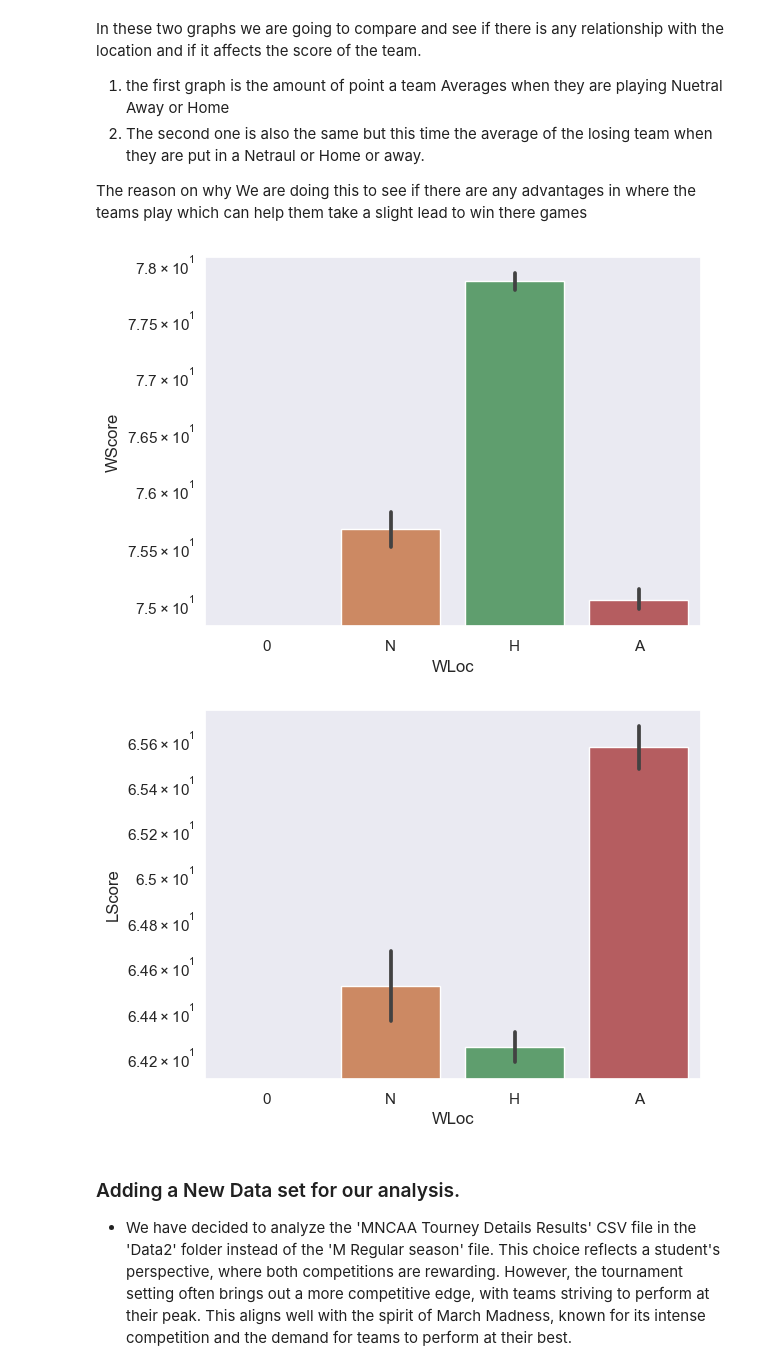
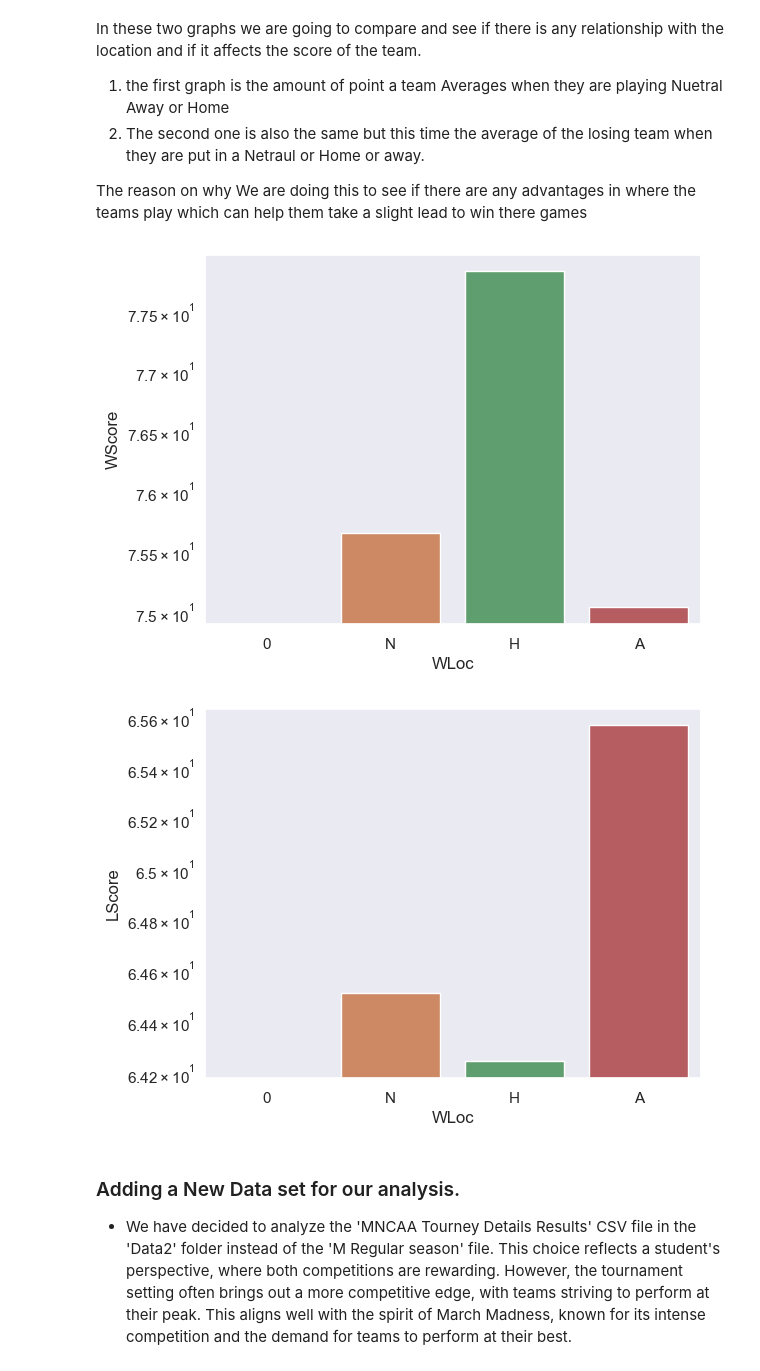
Before and after one commit to cshields164/march-machine-learning-mania-2024, a Jupyter notebook: code/01explore.ipynb, the cells around one changed output. Drawn from its saved outputs; the diff is of its cells as text; code cells hidden in the pictures.

```diff
--- a/code/01explore.ipynb
+++ b/code/01explore.ipynb
@@ -307,15 +336,15 @@ In these two graphs we are going to compare and see if there is any relationship
 
 The reason on why We are doing this to see if there are any advantages in where the teams play which can help them take a slight lead to win there games
 # %%
-sns.barplot(data=df_total, x='WLoc', y='WScore')
+sns.barplot(data=df_total, x='WLoc', y='WScore', ci=None)
 plt.yscale('log')
 # %% [output]
-[figure, old version]
+[figure, new version]
 # %%
-sns.barplot(data=df_total, x='WLoc', y='LScore')
+sns.barplot(data=df_total, x='WLoc', y='LScore', ci=None)
 plt.yscale('log')
 # %% [output]
-[figure, old version]
+[figure, new version]
 # %% [markdown]
 ### Adding a New Data set for our analysis.
 - We have decided to analyze the 'MNCAA Tourney Details Results' CSV file in the 'Data2' folder instead of the 'M Regular season' file. This choice reflects a student's perspective, where both competitions are rewarding. However, the tournament setting often brings out a more competitive edge, with teams striving to perform at their peak. This aligns well with the spirit of March Madness, known for its intense competition and the demand for teams to perform at their best.
```
Also changed, not shown: parts of 30 cells of this notebook, 1 other file.
